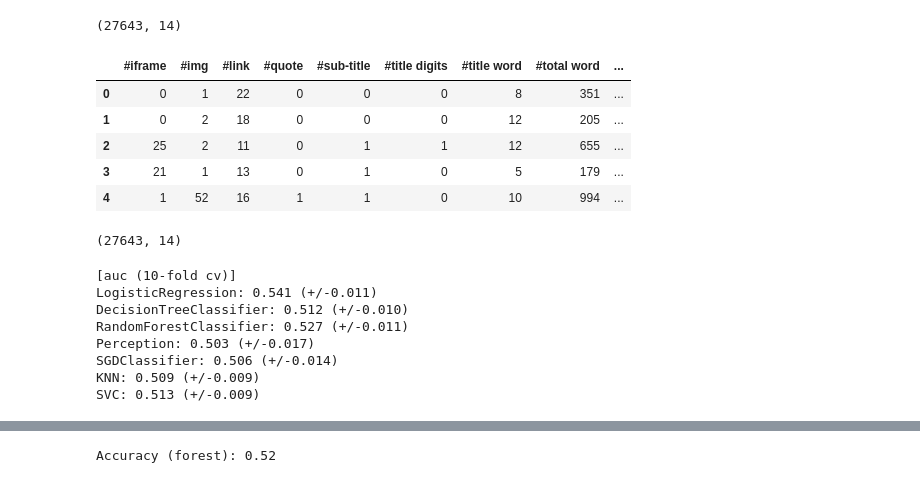
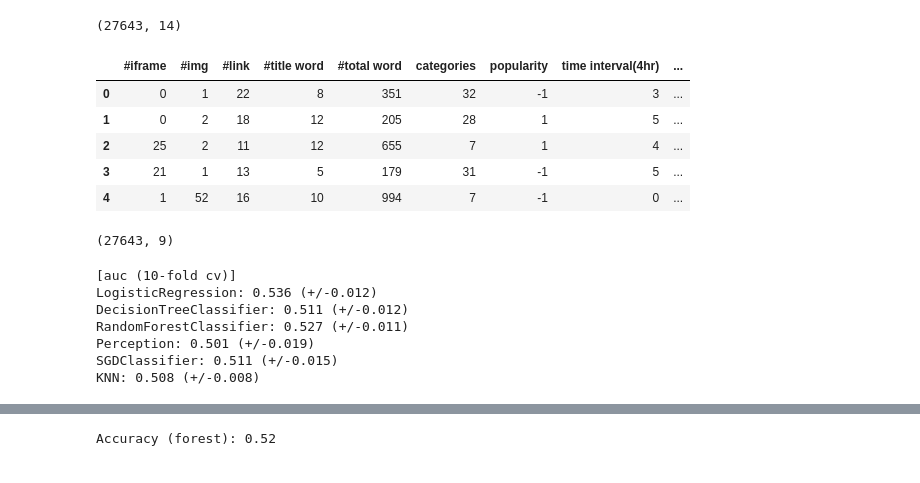
Before and after one commit to ChunChenLin/Predicting-News-Popularity, a Jupyter notebook: Predicting News Popularity.ipynb, the cells around one changed output, grey strips where cells are left out. Drawn from its saved outputs; the diff is of its cells as text; code cells hidden in the pictures.

Commit message:
Best score of 0.53196 w/ RandomForest w/o tags, tf-idf ...features

```diff
--- a/Predicting News Popularity.ipynb
+++ b/Predicting News Popularity.ipynb
@@ -1,4 +1,5 @@
 # %%
+%%time
 %matplotlib inline
 import matplotlib.pyplot as plt
 from IPython.display import display
@@ -59,9 +60,12 @@ def tokenizer_stem_nostop(text):
 
 df_train = pd.read_csv('datasets/train.csv')
 df_test = pd.read_csv('datasets/test.csv')
+sample_submission = pd.read_csv('datasets/sample_submission.csv')
 #print(df_train.head(5))
 #print(df_test.head(5))
 page0 = df_train.loc[0,'Page content']
 #print(page0)
 df_small = df_train.sample(n=10000,random_state=0)
 #print(df_small.iloc[0]['Page content'])
+DF_train = pkl.load(open('outputs/df_train.pkl', 'rb'))
+DF_test = pkl.load(open('outputs/df_test.pkl', 'rb'))
@@ -147,26 +154,26 @@ def extract_feature(html):
         month = l[2]
         year = l[3]
         time = l[4]
-        t = int(time.split(':')[0]) # 0~23
+        t = int(time.split(':')[0]) #
         if t in [0,3]:
-            time_interval = 1 # 0~5
+            time_interval = 1 # 0~3
         elif t in [4,7]:
-            time_interval = 2 # 6~11
+            time_interval = 2 # 4~7
         elif t in [8,11]:
-            time_interval = 3 # 12~17
+            time_interval = 3 # 8~11
         elif t in [12,15]:
-            time_interval = 4 # 18~23
+            time_interval = 4 # 12~15
         elif t in [16,19]:
-            time_interval = 5
+            time_interval = 5 # 16~19
         else:
-            time_interval = 6
+            time_interval = 6 # 20~23
     except:
-        weekday = ''
+        weekday = 'Mon'
         day = 0
         month = ''
-        year = 0
+        year = '2013'
         time = 0
-        time_interval = 0
+        time_interval = 1
 
     # return
     tmp = []
@@ -195,9 +202,10 @@ def extract_feature(html):
     return tmp
 # %%
 %%time
-# about 25min
-dsize = df_train.shape[0] #df_small.shape[0]
-dd = df_train # df_small
+# about 25min for df_train
+# about 11min for df_test
+dd = df_train
+dsize = dd.shape[0] #df_train.shape[0] #df_small.shape[0]
 link_count=[]
 img_count=[]
 iframe_count=[]
@@ -219,7 +227,7 @@ title_question_mark=[]
 sub_title_count=[]
 
 for i in range(dsize):
-    features = extract_feature(df_train.iloc[i]['Page content'])
+    features = extract_feature(dd.iloc[i]['Page content'])
     link_count.append(features[0])
     img_count.append(features[1])
     iframe_count.append(features[2])
@@ -239,7 +247,7 @@ for i in range(dsize):
     title_digits_count.append(features[14])
     sub_title_count.append(features[15])
     title_question_mark.append(features[16])
-
+#########################################################
 d = {
      '#link':link_count,
      '#img':img_count,
@@ -289,41 +297,49 @@ print(df.shape)
 | 3 | 21 | 1 | 13 | 0 | 1 | 0 | 5 | 179 | ... |
 | 4 | 1 | 52 | 16 | 1 | 1 | 0 | 10 | 994 | ... |
 (27643, 14)
+# %%
+# Best score of 0.53196 with RandomForest
+df = DF_train
+df = df.drop('If title contains "?"', 1)
+df = df.drop('#sub-title', 1)
+df = df.drop('year', 1)
+df = df.drop('#title digits', 1)
+df = df.drop('#quote', 1)
 # %%
 import numpy as np
 from sklearn.preprocessing import LabelEncoder
 
 # encode categorical features
-catego_features = ['If title contains "?"','categories','time interval(4hr)','weekday','year']
+catego_features = ['categories','time interval(4hr)','weekday'] #['If title contains "?"','categories','time interval(4hr)','weekday','year']
 
 catego_le = LabelEncoder()
 
 # transform categorical values into numerical values
 # be careful that '?' will also be encoded
 # we have to replace it to NaN in numerical
 num_values = []
 for i in catego_features:
     df[i] = catego_le.fit_transform(df[i].values)
     classes_list = catego_le.classes_.tolist()
 
     # store the total number of values
     num_values.append(len(classes_list))
 
     # replace '?' with 'NaN'
     if '?' in classes_list:
         idx = classes_list.index('?')
         df[i] = df[i].replace(idx, np.nan)
 
 display(df.head(5))
 print(df.shape)
 # %% [output]
-|  | #iframe | #img | #link | #quote | #sub-title | #title digits | #title word | #total word | ... |
-| 0 | 0 | 1 | 22 | 0 | 0 | 0 | 8 | 351 | ... |
-| 1 | 0 | 2 | 18 | 0 | 0 | 0 | 12 | 205 | ... |
-| 2 | 25 | 2 | 11 | 0 | 1 | 1 | 12 | 655 | ... |
-| 3 | 21 | 1 | 13 | 0 | 1 | 0 | 5 | 179 | ... |
-| 4 | 1 | 52 | 16 | 1 | 1 | 0 | 10 | 994 | ... |
+|  | #iframe | #img | #link | #title word | #total word | categories | popularity | time interval(4hr) | ... |
+| 0 | 0 | 1 | 22 | 8 | 351 | 32 | -1 | 3 | ... |
+| 1 | 0 | 2 | 18 | 12 | 205 | 28 | 1 | 5 | ... |
+| 2 | 25 | 2 | 11 | 12 | 655 | 7 | 1 | 4 | ... |
+| 3 | 21 | 1 | 13 | 5 | 179 | 31 | -1 | 5 | ... |
+| 4 | 1 | 52 | 16 | 10 | 994 | 7 | -1 | 0 | ... |
-(27643, 14)
+(27643, 9)
 # %%
 from sklearn.pipeline import Pipeline
 from sklearn.tree import DecisionTreeClassifier
@@ -333,6 +349,7 @@ from sklearn.linear_model import Perceptron
 from sklearn.linear_model import SGDClassifier
 from sklearn.neighbors import KNeighborsClassifier
 from sklearn.svm import SVC
+from sklearn.cluster import KMeans
 from sklearn.model_selection import cross_val_score
 
 # randomly sample 1000 examples
@@ -344,7 +361,8 @@ names = ['LogisticRegression',
          'Perception',
          'SGDClassifier',
          'KNN',
-         'SVC'
+         'SVC',
+         'KMeans'
         ]
 
 # LogisticRegression
@@ -359,21 +377,20 @@ pipe4 = Pipeline([('clf', Perceptron())])
 pipe5 = Pipeline([('clf', SGDClassifier())])
 # KNN
 pipe6 = Pipeline([('clf', KNeighborsClassifier())])
-# SVC
-pipe7 = Pipeline([('clf', SVC())])
+# KMeans
+pipe7 = Pipeline([('clf', KMeans())])
 
 # CV
 print('[auc (10-fold cv)]')
-for name, clf in zip(names, [pipe1, pipe2, pipe3, pipe4, pipe5, pipe6, pipe7]):
+for name, clf in zip(names, [pipe1, pipe2, pipe3, pipe4, pipe5, pipe6]):
     scores = cross_val_score(estimator=clf, X=df.drop('popularity', 1), y=df['popularity'], \
                          cv=10, scoring='roc_auc')
     print('%s: %.3f (+/-%.3f)' % (name, scores.mean(), scores.std()))
 # %% [output]
 [auc (10-fold cv)]
-LogisticRegression: 0.541 (+/-0.011)
-DecisionTreeClassifier: 0.512 (+/-0.010)
+LogisticRegression: 0.536 (+/-0.012)
+DecisionTreeClassifier: 0.511 (+/-0.012)
 RandomForestClassifier: 0.527 (+/-0.011)
-Perception: 0.503 (+/-0.017)
-SGDClassifier: 0.506 (+/-0.014)
-KNN: 0.509 (+/-0.009)
-SVC: 0.513 (+/-0.009)
+Perception: 0.501 (+/-0.019)
+SGDClassifier: 0.511 (+/-0.015)
+KNN: 0.508 (+/-0.008)
```
Also changed, not shown: parts of 7 cells of this notebook.
